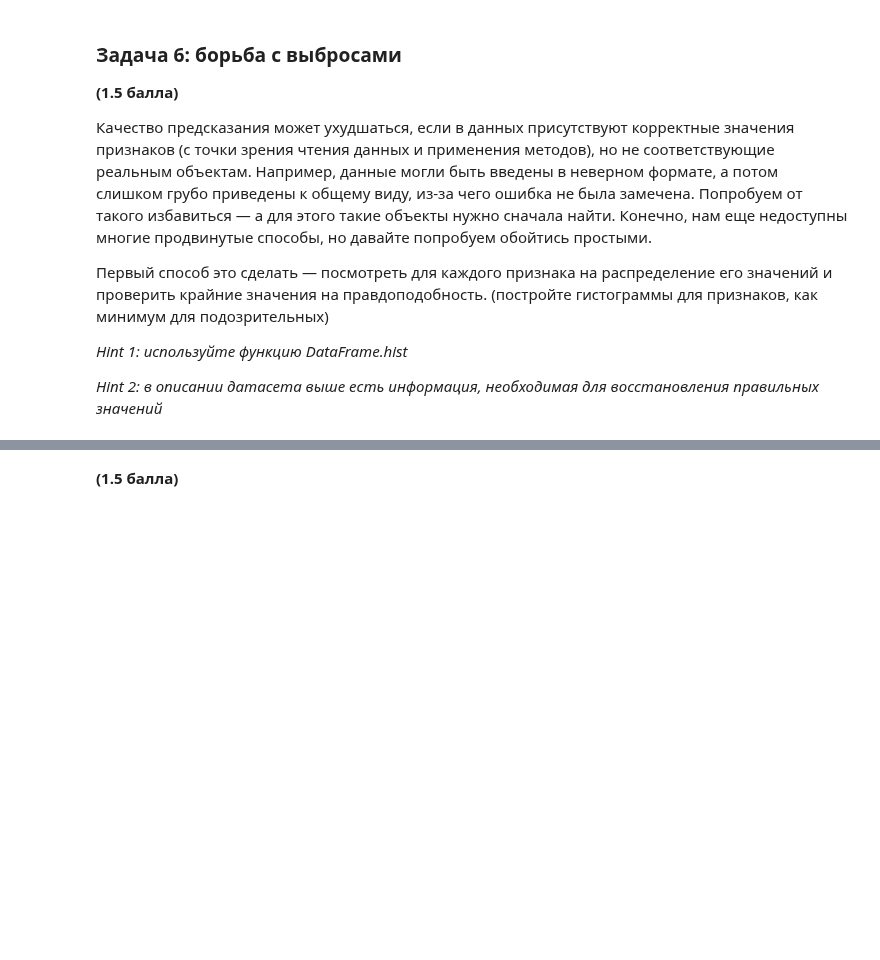
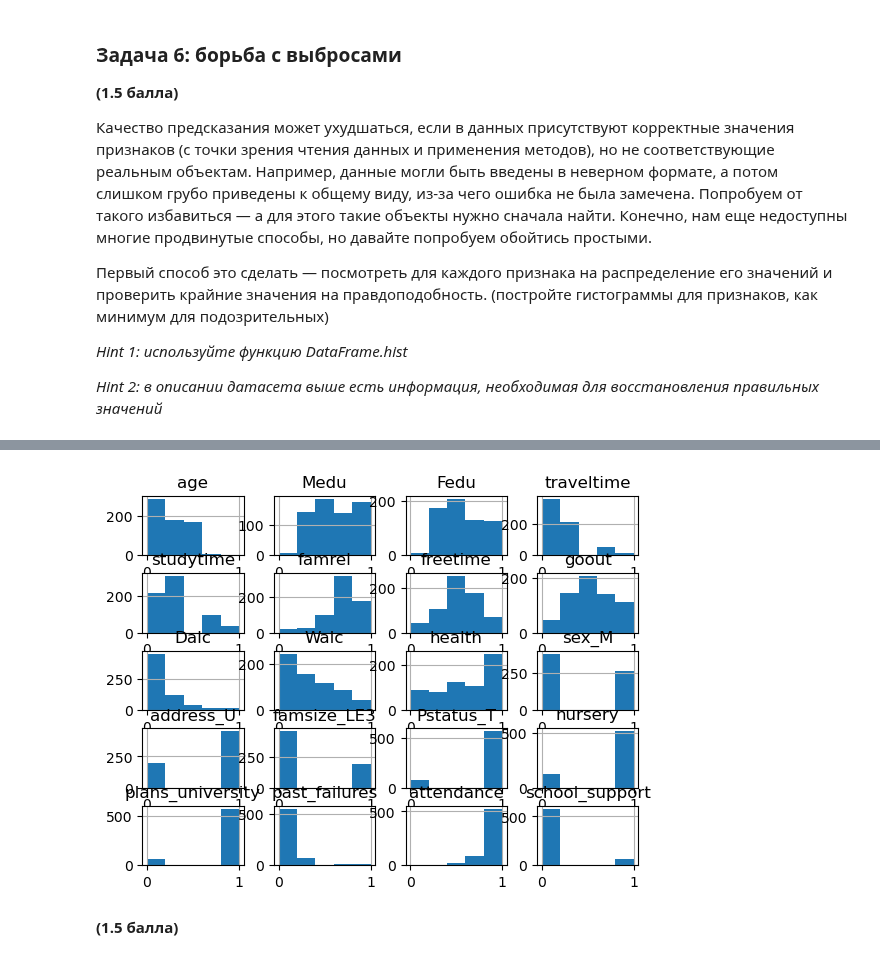
Before and after one commit to FynjyBath/MLhomework-Python-AESC, a Jupyter notebook: task2/task2_linreg_practice.ipynb, the cells around one changed output, grey strips where cells are left out. Drawn from its saved outputs; the diff is of its cells as text; code cells hidden in the pictures; blank space fills up the shorter version.

```diff
--- a/task2/task2_linreg_practice.ipynb
+++ b/task2/task2_linreg_practice.ipynb
@@ -61,0 +144,5 @@ __(+1 балл)__
+# %%
+# 4. Медиана.
+for c in data.columns:
+    data[c] = data[c].fillna(data[c].median())
+data.describe()
@@ -69,0 +177,6 @@ __(1 балл)__
+# %%
+# mean
+
+for c in data.columns:
+    data[c] = (data[c] - data[c].mean()) / data[c].std()
+data.head()
@@ -91,0 +217,14 @@ school_suport число в строке значит что i-ый школьн
+# %%
+# Количество посещений.
+data['attendance'] = np.array([i.count('+') for i in pandas.read_csv('attendance.csv').values.reshape((649,))])
+
+ss = np.zeros(649)
+with open("school_support.txt") as file:
+    for x in file.readlines():
+        ss[int(x) - 1] = 1
+data['school_support'] = ss
+
+for c in data.columns:
+    data[c] = (data[c] - data[c].min()) / (data[c].max() - data[c].min())
+
+data.describe()
@@ -91,0 +241,17 @@ school_suport число в строке значит что i-ый школьн
+# %%
+# Все столбцы посещения.
+file = pandas.read_csv('attendance.csv', sep=';').values
+vals = np.array([[int(j == '+') for j in i] for i in file])
+for i in range(32):
+    data['attendance_' + str(i)] = vals[:,i].reshape((649,))
+
+ss = np.zeros(649)
+with open("school_support.txt") as file:
+    for x in file.readlines():
+        ss[int(x) - 1] = 1
+data['school_support'] = ss
+
+for c in data.columns:
+    data[c] = (data[c] - data[c].min()) / (data[c].max() - data[c].min())
+
+data.describe()
@@ -106,0 +281,4 @@ __(1.5 балла)__
+# %%
+data.hist(bins=5)
+data.describe()
+# %% [output]
@@ -106,0 +294 @@ __(1.5 балла)__
+[figure, added]
```
Also changed, not shown: parts of 29 cells of this notebook.
